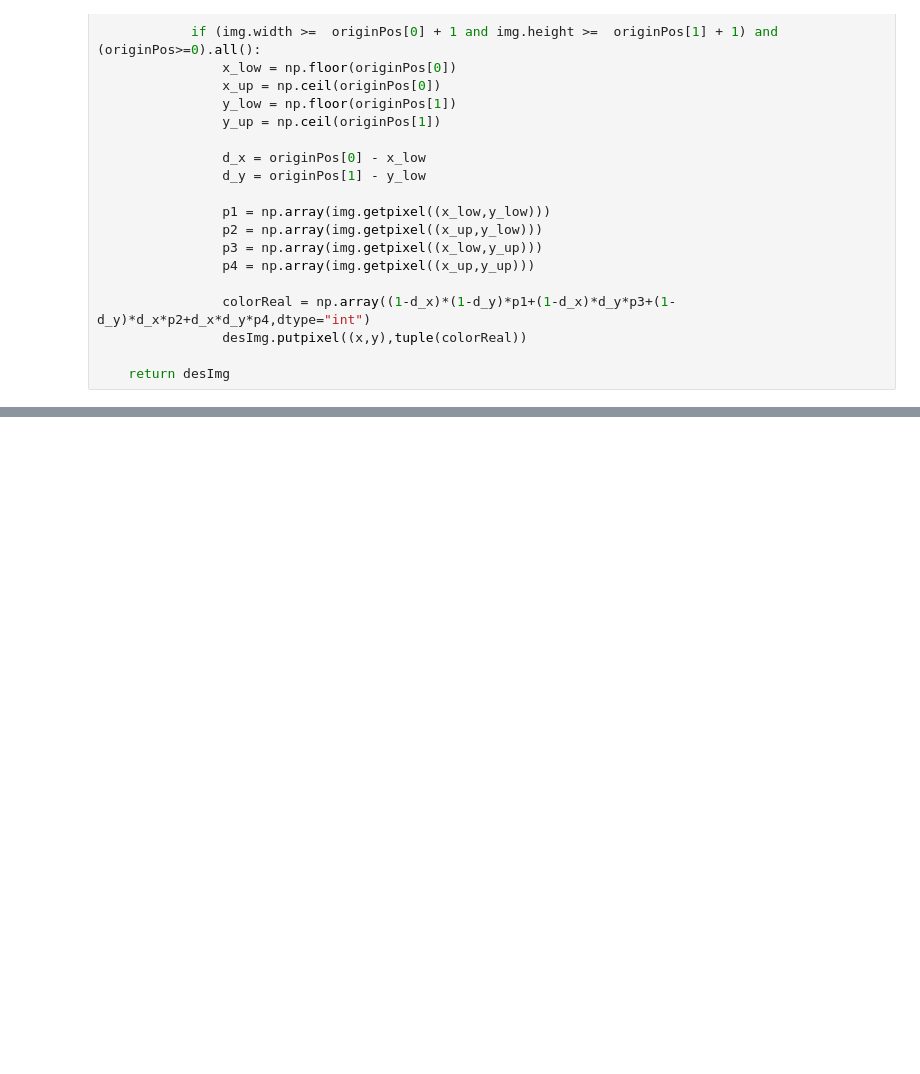
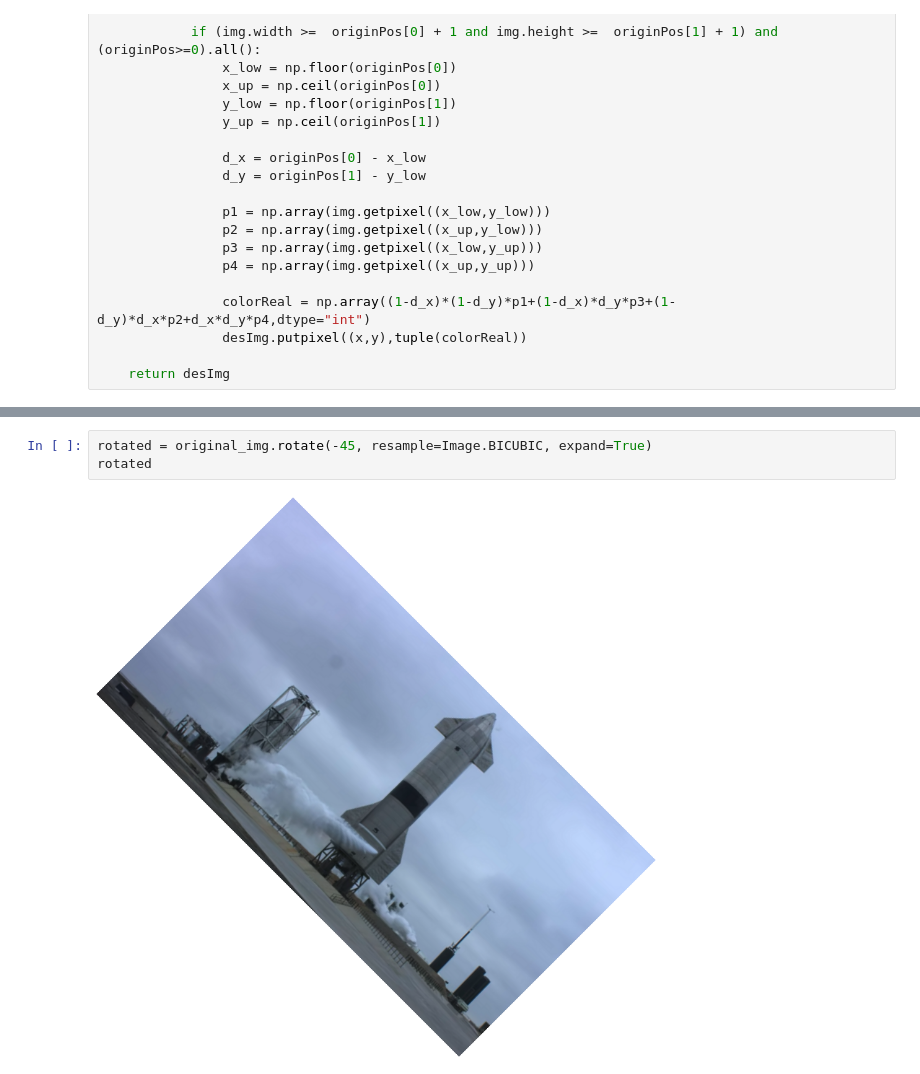
Before and after one commit to CleConor/geometric_transformations, a Jupyter notebook: trasformazioni_geometriche.ipynb, the cells around one changed output, grey strips where cells are left out. Drawn from its saved outputs; the diff is of its cells as text; blank space fills up the shorter version.

```diff
--- a/trasformazioni_geometriche.ipynb
+++ b/trasformazioni_geometriche.ipynb
@@ -230,0 +252,5 @@ scal_im
+# %%
+rotated = original_img.rotate(-45, resample=Image.BICUBIC, expand=True)
+rotated
+# %% [output]
+[figure, added]
```
Also changed, not shown: parts of 18 cells of this notebook, 4 other files.
